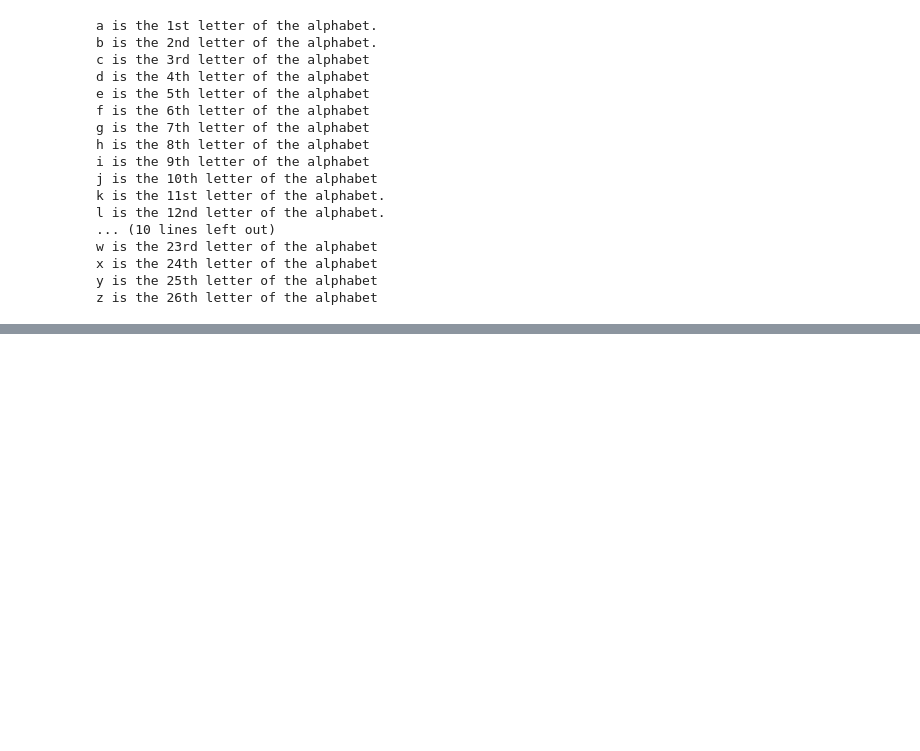
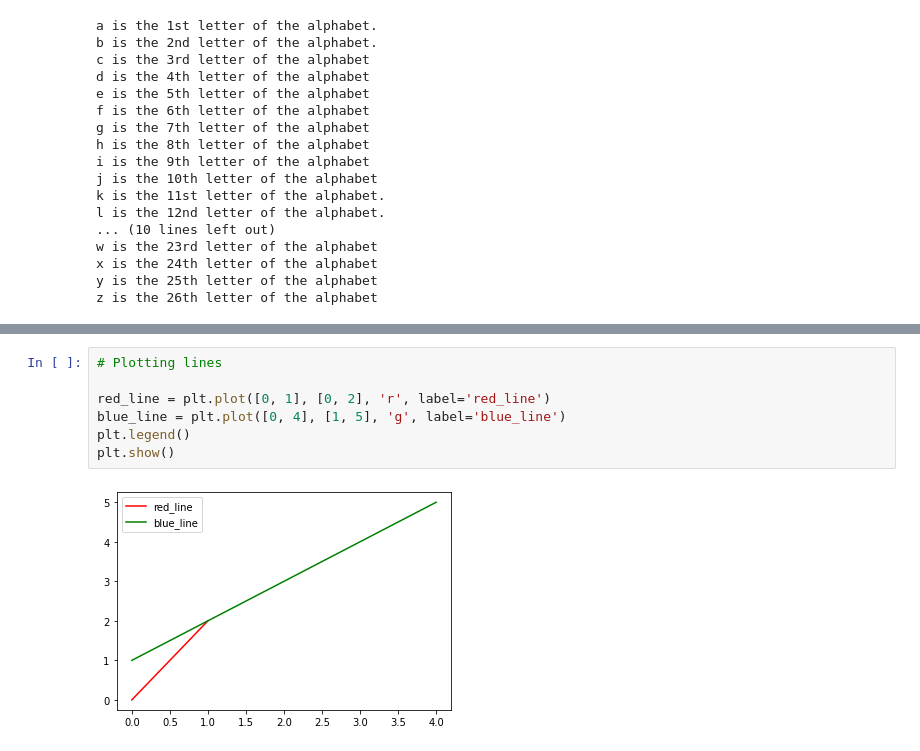
Before and after one commit to YolbarsZiya1997/Physics_is_fun, a Jupyter notebook: text&dataviz.ipynb, the cells around one changed output, grey strips where cells are left out. Drawn from its saved outputs; the diff is of its cells as text; blank space fills up the shorter version.

```diff
--- a/text&dataviz.ipynb
+++ b/text&dataviz.ipynb
@@ -59,0 +82,9 @@ z is the 26th letter of the alphabet
+# %%
+# Plotting lines
+
+red_line = plt.plot([0, 1], [0, 2], 'r', label='red_line')
+blue_line = plt.plot([0, 4], [1, 5], 'g', label='blue_line')
+plt.legend()
+plt.show()
+# %% [output]
+[figure, added]
```
Also changed, not shown: parts of 22 cells of this notebook.
